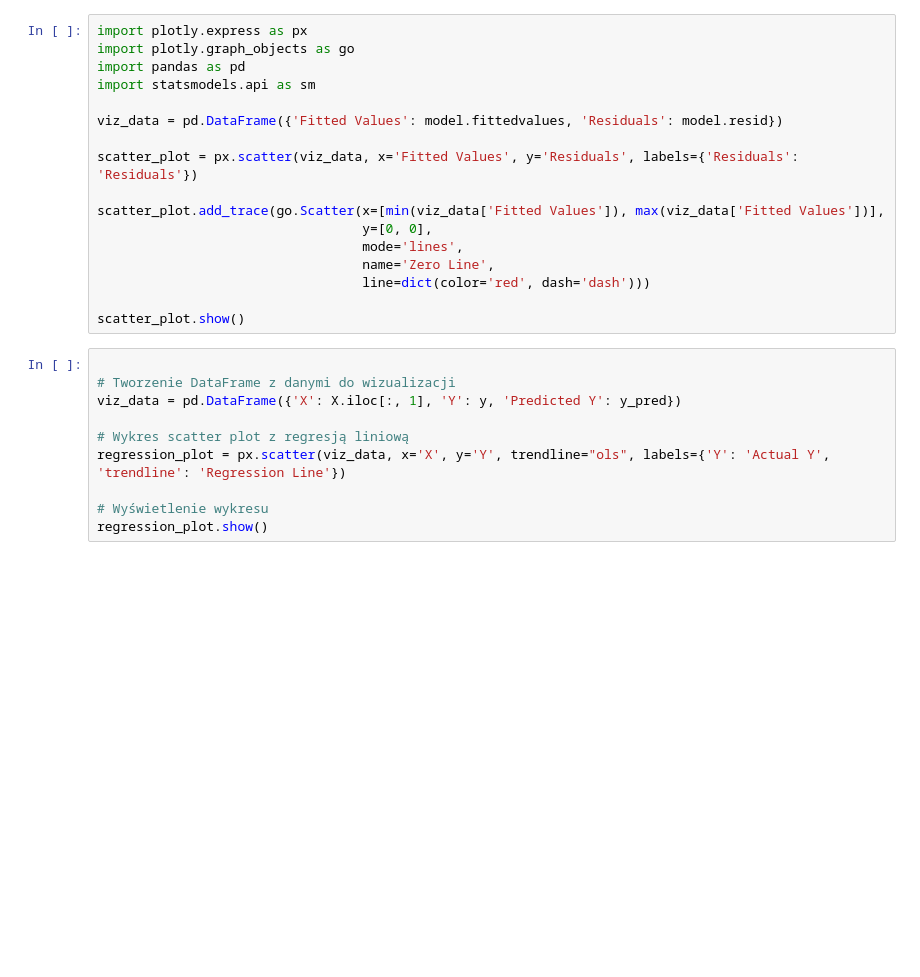
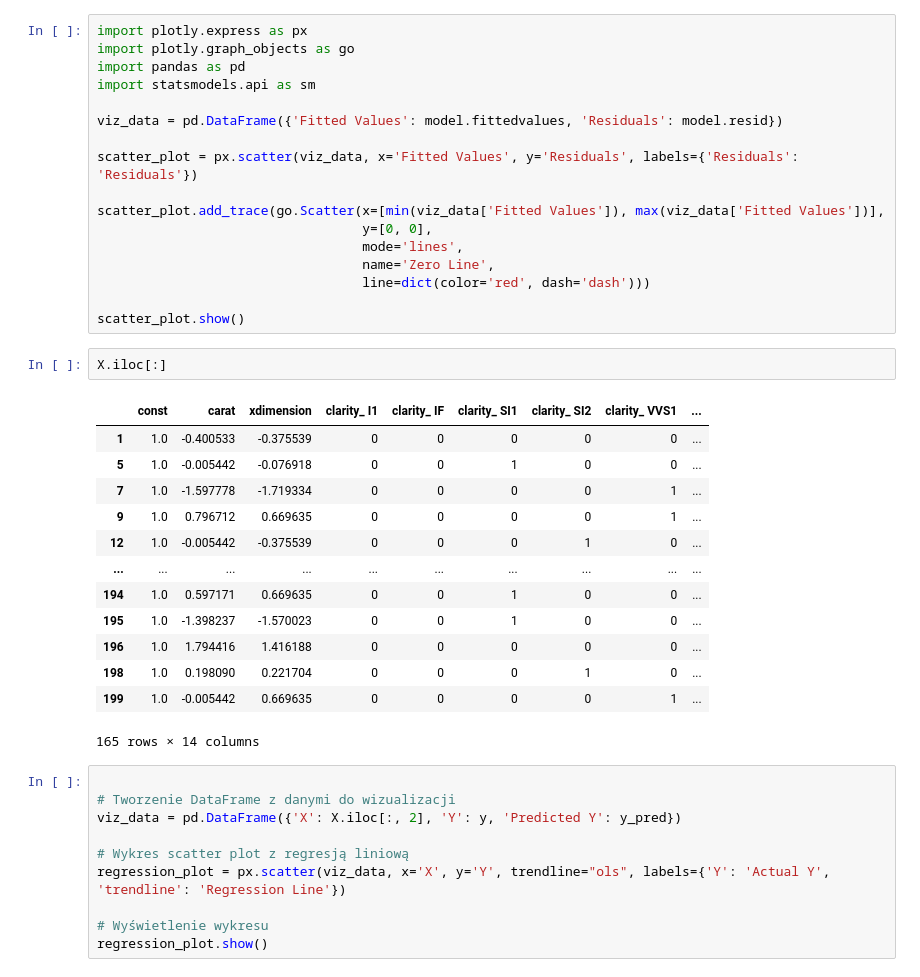
Before and after one commit to s32225/PAD_cw, a Jupyter notebook: projektowa praca domowa/main.ipynb, the cells around one changed output. Saved outputs shown, nothing was run; the diff lists cells and outputs as text; blank space fills up the shorter version.

```diff
--- a/projektowa praca domowa/main.ipynb
+++ b/projektowa praca domowa/main.ipynb
@@ -557,10 +573,26 @@ scatter_plot.add_trace(go.Scatter(x=[min(viz_data['Fitted Values']), max(viz_dat
                                   line=dict(color='red', dash='dash')))
 
 scatter_plot.show()
+# %%
+X.iloc[:]
+# %% [output]
+|  | const | carat | xdimension | clarity_ I1 | clarity_ IF | clarity_ SI1 | clarity_ SI2 | clarity_ VVS1 | ... |
+| 1 | 1.0 | -0.400533 | -0.375539 | 0 | 0 | 0 | 0 | 0 | ... |
+| 5 | 1.0 | -0.005442 | -0.076918 | 0 | 0 | 1 | 0 | 0 | ... |
+| 7 | 1.0 | -1.597778 | -1.719334 | 0 | 0 | 0 | 0 | 1 | ... |
+| 9 | 1.0 | 0.796712 | 0.669635 | 0 | 0 | 0 | 0 | 1 | ... |
+| 12 | 1.0 | -0.005442 | -0.375539 | 0 | 0 | 0 | 1 | 0 | ... |
+| ... | ... | ... | ... | ... | ... | ... | ... | ... | ... |
+| 194 | 1.0 | 0.597171 | 0.669635 | 0 | 0 | 1 | 0 | 0 | ... |
+| 195 | 1.0 | -1.398237 | -1.570023 | 0 | 0 | 1 | 0 | 0 | ... |
+| 196 | 1.0 | 1.794416 | 1.416188 | 0 | 0 | 0 | 0 | 0 | ... |
+| 198 | 1.0 | 0.198090 | 0.221704 | 0 | 0 | 0 | 1 | 0 | ... |
+| 199 | 1.0 | -0.005442 | 0.669635 | 0 | 0 | 0 | 0 | 1 | ... |
+165 rows × 14 columns
 # %%
 
 # Tworzenie DataFrame z danymi do wizualizacji
-viz_data = pd.DataFrame({'X': X.iloc[:, 1], 'Y': y, 'Predicted Y': y_pred})
+viz_data = pd.DataFrame({'X': X.iloc[:, 2], 'Y': y, 'Predicted Y': y_pred})
 
 # Wykres scatter plot z regresją liniową
 regression_plot = px.scatter(viz_data, x='X', y='Y', trendline="ols", labels={'Y': 'Actual Y', 'trendline': 'Regression Line'})
```
Also changed, not shown: parts of 2 cells of this notebook, 1 other file.
